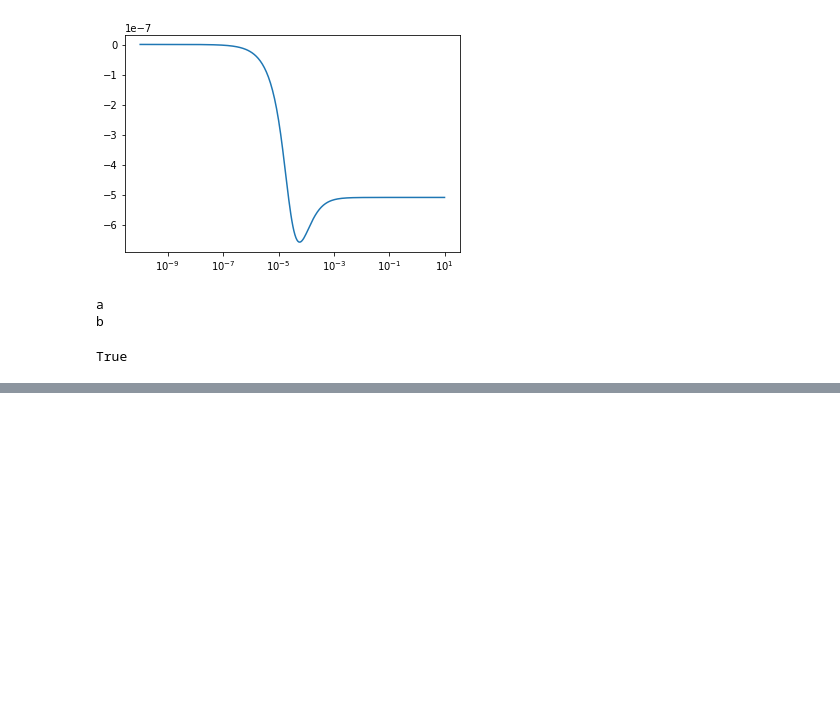
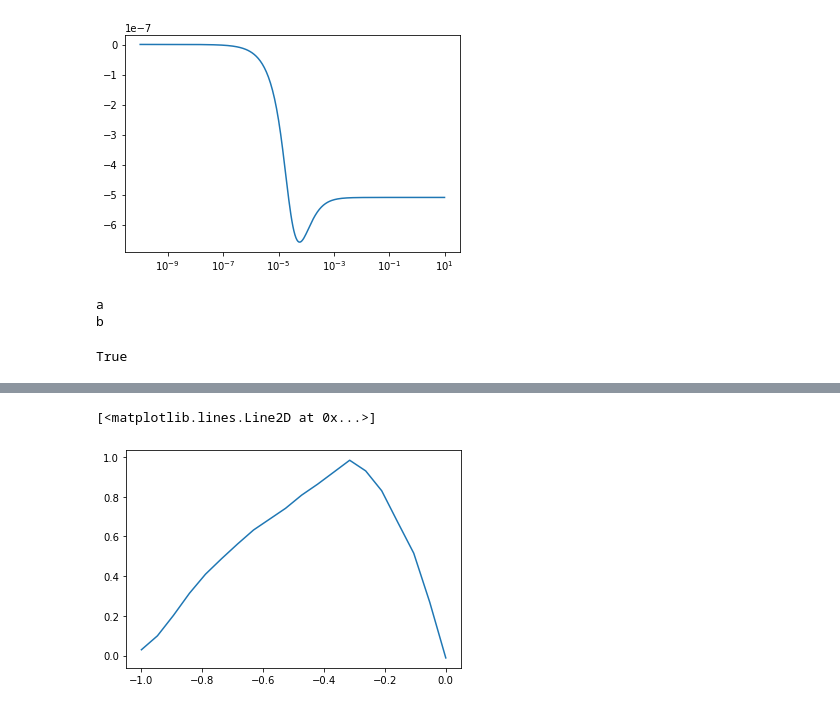
Before and after one commit to WasedaGeophysics/emulatte, a Jupyter notebook: example/playgrounds.ipynb, the cells around one changed output, grey strips where cells are left out. Saved outputs shown, nothing was run; the diff lists cells and outputs as text; code cells hidden in the pictures; blank space fills up the shorter version.

```diff
--- a/example/playgrounds.ipynb
+++ b/example/playgrounds.ipynb
@@ -294,0 +388,5 @@ Wall time: 25.7 ms
+# %%
+plt.plot(time[::-1], td_ans1)
+# %% [output]
+[<matplotlib.lines.Line2D at 0x...>]
+[figure, added]
```
Also changed, not shown: parts of 6 cells of this notebook, 2 other files.
